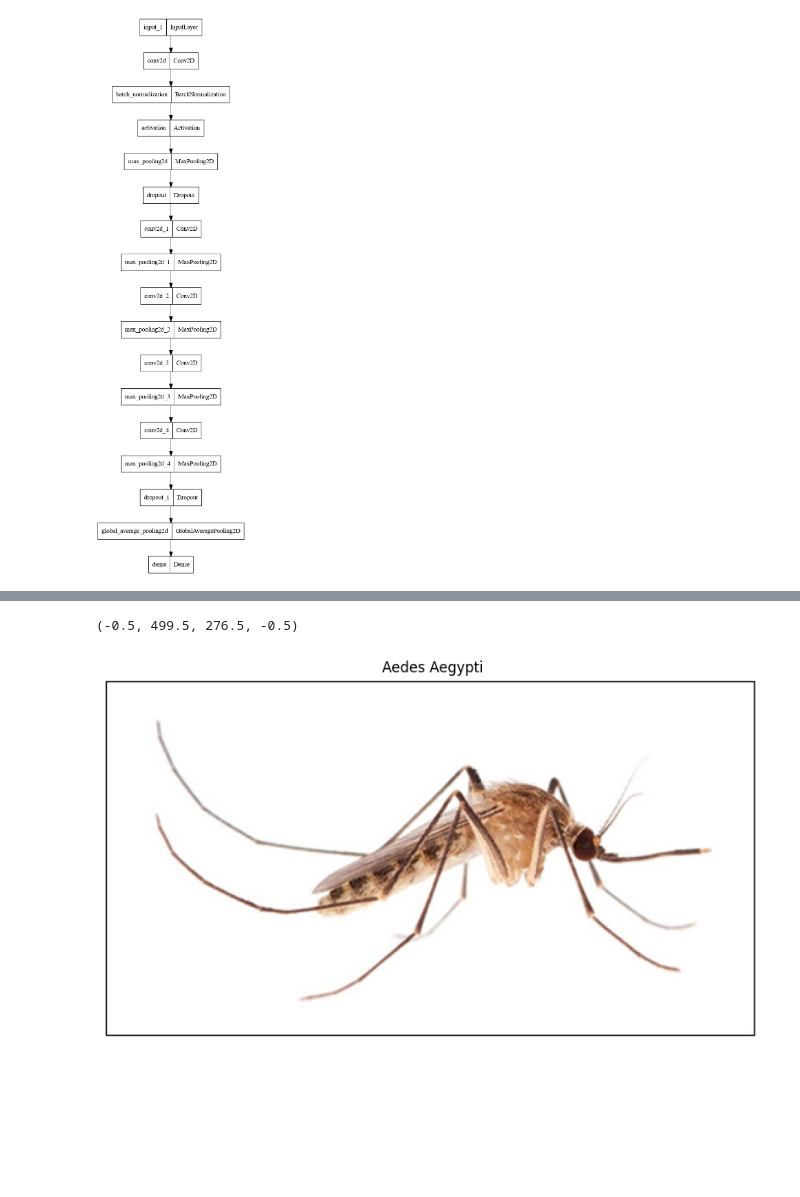
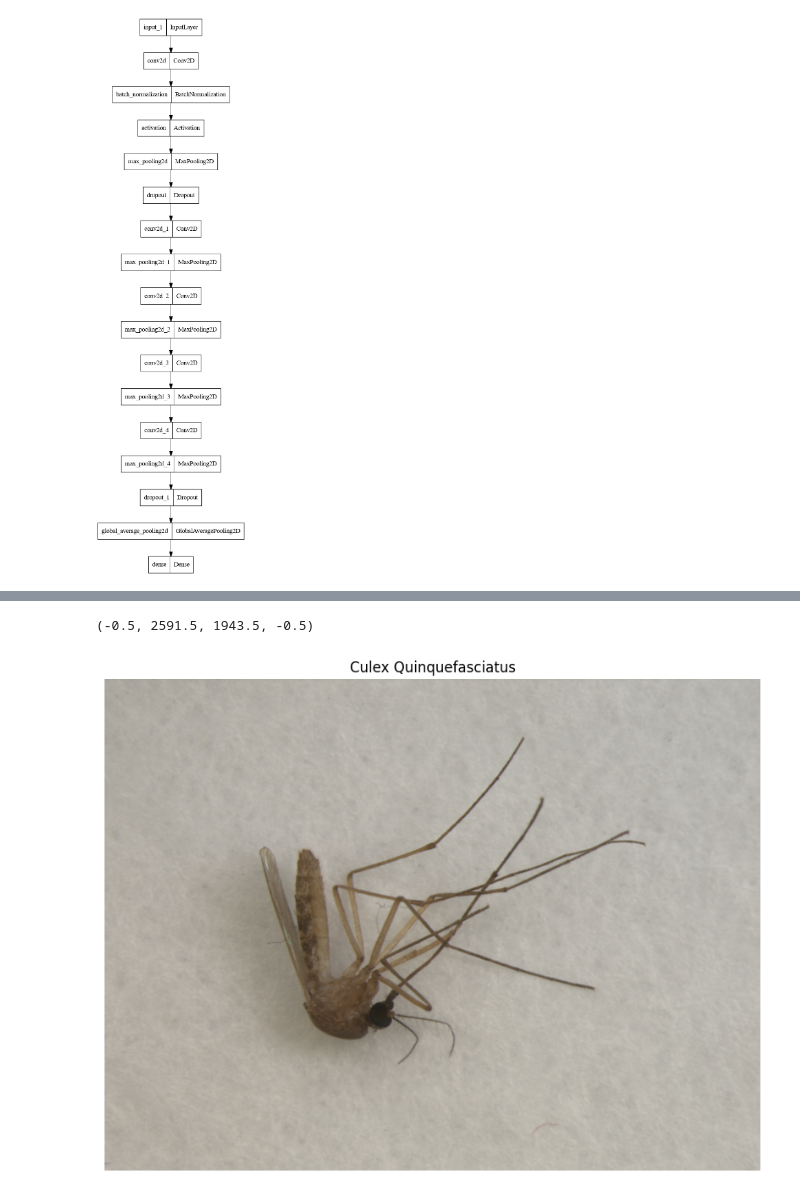
Before and after one commit to Requiem5032/mosquitoes-classification, a Jupyter notebook: deploy.ipynb, the cells around one changed output, grey strips where cells are left out. Cells and saved outputs as stored; diff of their text form; code cells hidden in the pictures; blank space fills up the shorter version.

```diff
--- a/deploy.ipynb
+++ b/deploy.ipynb
@@ -43,7 +43,7 @@ IMG_SIZE = (IMG_DIM, IMG_DIM)
 IMG_SHAPE = IMG_SIZE + (3,)
 # %%
 plt.figure(figsize=(10, 10))
-img = cv2.imread(os.path.join(test_dir, 'Culex Quinquefasciatus', 'culex-1.jpg'))
+img = cv2.imread(os.path.join(test_dir, 'Culex Quinquefasciatus', 'culex_quinquefasciatus_f_JHB_image0043.jpg'))
 img = cv2.cvtColor(img, cv2.COLOR_BGR2RGB)
 x = cv2.resize(img, IMG_SIZE, interpolation=cv2.INTER_LINEAR)
 x = np.expand_dims(x / 255, 0)
@@ -63,2 +63,2 @@ plt.axis("off")
-(-0.5, 499.5, 276.5, -0.5)
+(-0.5, 2591.5, 1943.5, -0.5)
-[figure, old version]
+[figure, new version]
```
Also changed, not shown: parts of 3 cells of this notebook.
